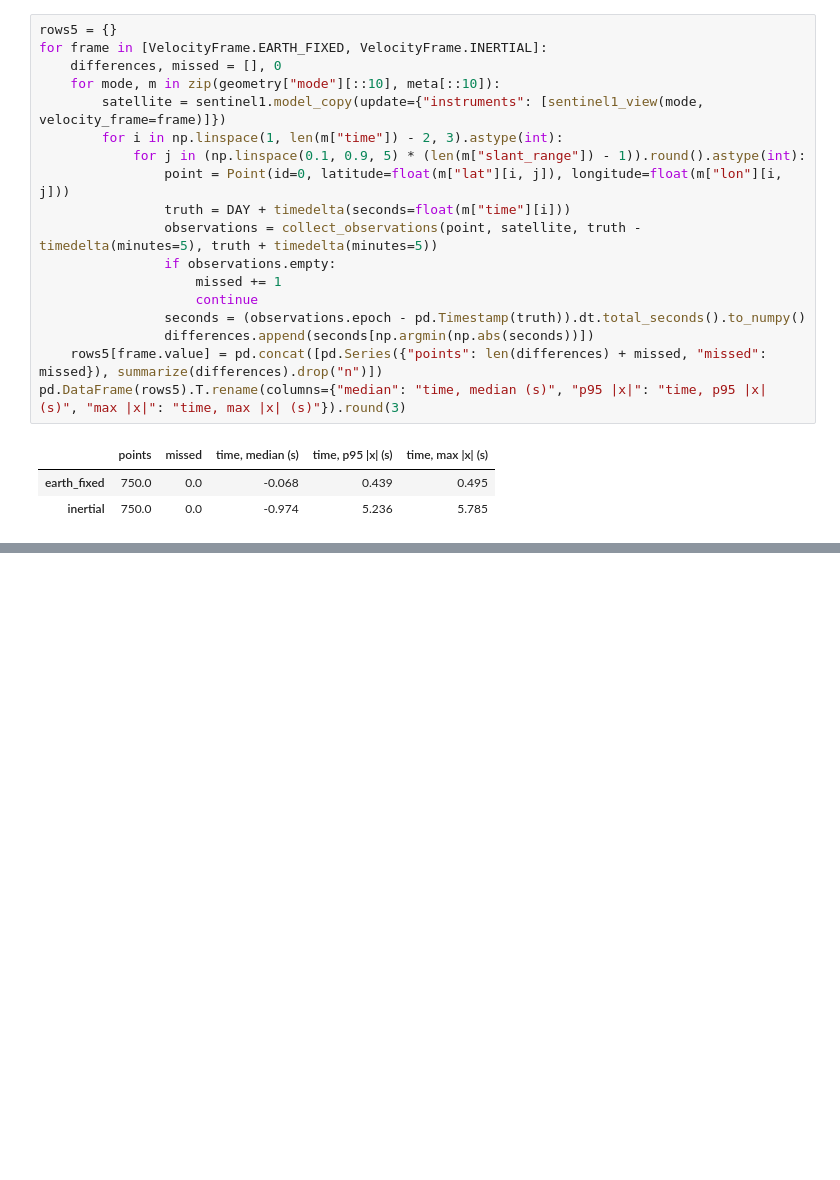
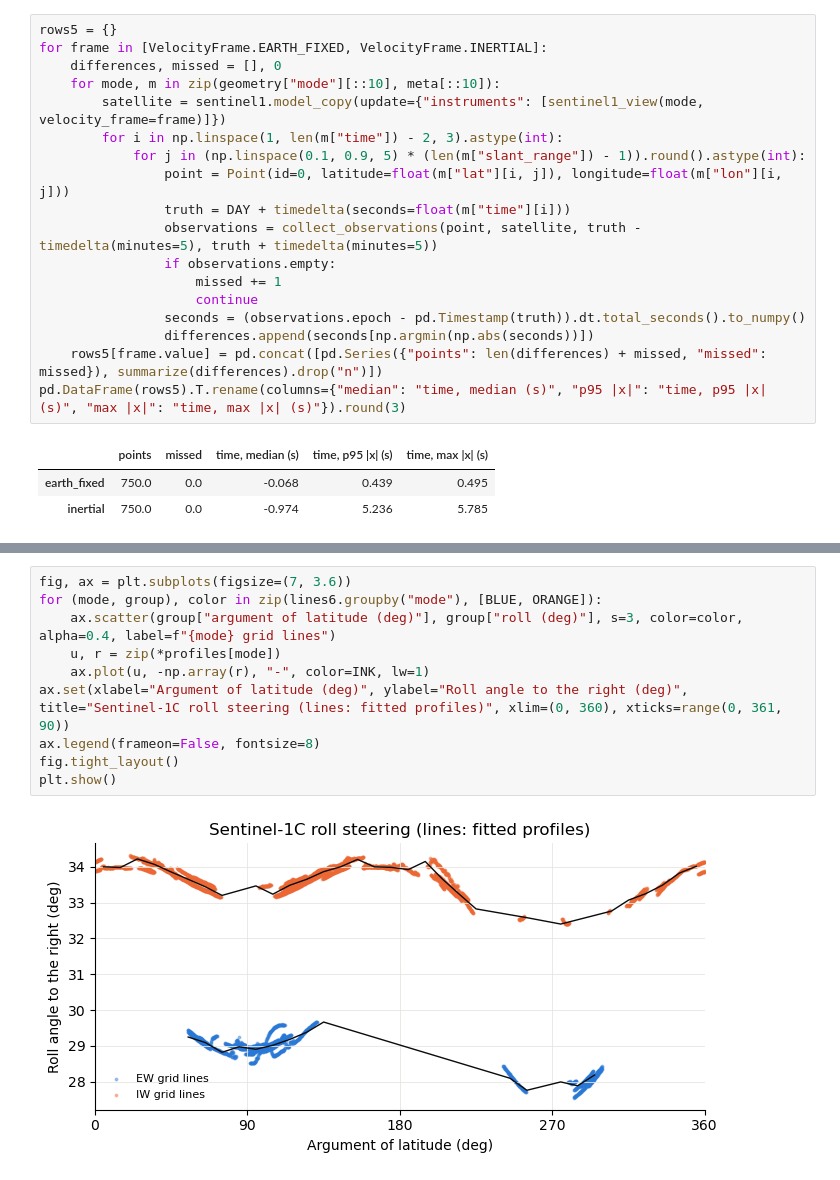
Before and after one commit to code-lab-org/tatc, a Jupyter notebook: docs/validation/ValidateSARSentinel1.ipynb, the cells around one changed output, grey strips where cells are left out. Drawn from its saved outputs; the diff is of its cells as text; blank space fills up the shorter version.

Commit message:
add variable roll angle

```diff
--- a/docs/validation/ValidateSARSentinel1.ipynb
+++ b/docs/validation/ValidateSARSentinel1.ipynb
@@ -548,0 +609,12 @@ With the Earth-fixed velocity frame, `collect_observations` reports each point's
+# %%
+fig, ax = plt.subplots(figsize=(7, 3.6))
+for (mode, group), color in zip(lines6.groupby("mode"), [BLUE, ORANGE]):
+    ax.scatter(group["argument of latitude (deg)"], group["roll (deg)"], s=3, color=color, alpha=0.4, label=f"{mode} grid lines")
+    u, r = zip(*profiles[mode])
+    ax.plot(u, -np.array(r), "-", color=INK, lw=1)
+ax.set(xlabel="Argument of latitude (deg)", ylabel="Roll angle to the right (deg)", title="Sentinel-1C roll steering (lines: fitted profiles)", xlim=(0, 360), xticks=range(0, 361, 90))
+ax.legend(frameon=False, fontsize=8)
+fig.tight_layout()
+plt.show()
+# %% [output]
+[figure, added]
```
Also changed, not shown: parts of 6 cells of this notebook, 8 other files.
